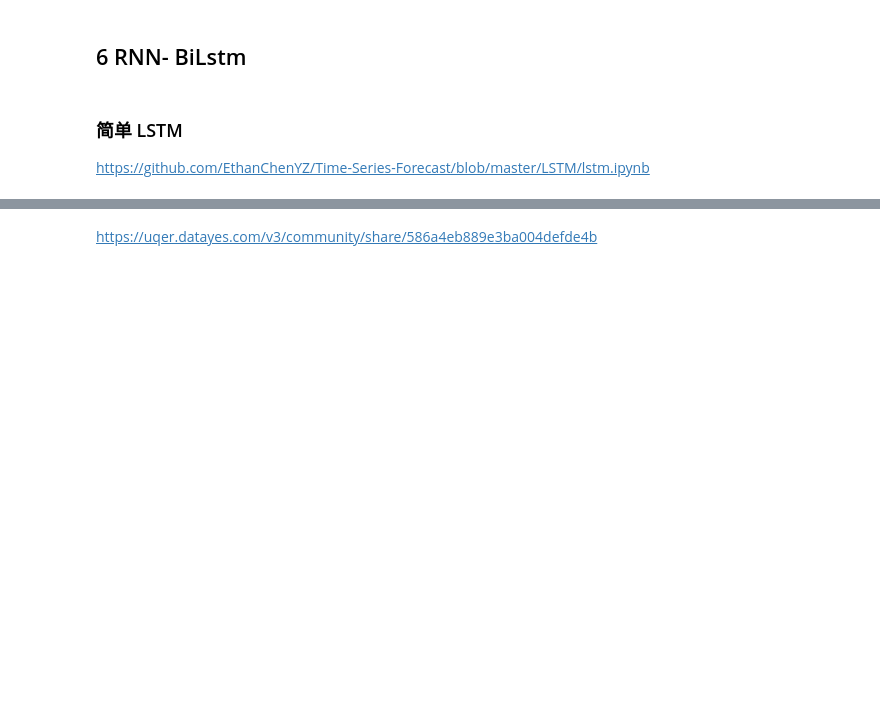
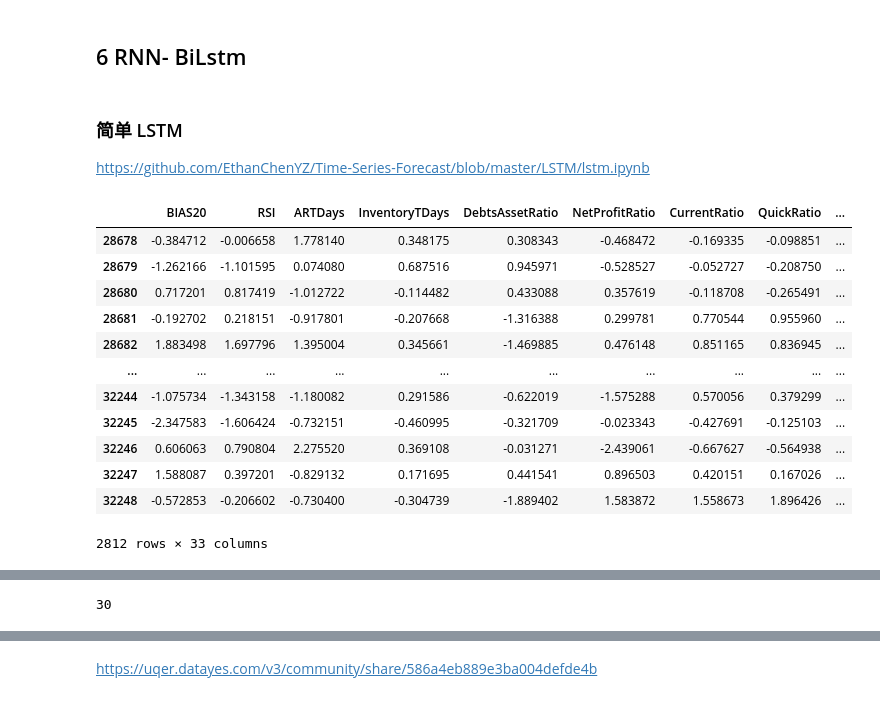
Before and after one commit to HeadCode-K/Index_Enhanccing_Based-ON-LSTM, a Jupyter notebook: 代码/uquant_SVM.ipynb, the cells around one changed output, grey strips where cells are left out. Saved outputs shown, nothing was run; the diff lists cells and outputs as text; code cells hidden in the pictures; blank space fills up the shorter version.

```diff
--- a/代码/uquant_SVM.ipynb
+++ b/代码/uquant_SVM.ipynb
@@ -706,7 +643,27 @@ https://github.com/EthanChenYZ/Time-Series-Forecast/blob/master/LSTM/lstm.ipynb
+# %%
+df_train =
+# %% [output]
+|  | BIAS20 | RSI | ARTDays | InventoryTDays | DebtsAssetRatio | NetProfitRatio | CurrentRatio | QuickRatio | ... |
+| 28678 | -0.384712 | -0.006658 | 1.778140 | 0.348175 | 0.308343 | -0.468472 | -0.169335 | -0.098851 | ... |
+| 28679 | -1.262166 | -1.101595 | 0.074080 | 0.687516 | 0.945971 | -0.528527 | -0.052727 | -0.208750 | ... |
+| 28680 | 0.717201 | 0.817419 | -1.012722 | -0.114482 | 0.433088 | 0.357619 | -0.118708 | -0.265491 | ... |
+| 28681 | -0.192702 | 0.218151 | -0.917801 | -0.207668 | -1.316388 | 0.299781 | 0.770544 | 0.955960 | ... |
+| 28682 | 1.883498 | 1.697796 | 1.395004 | 0.345661 | -1.469885 | 0.476148 | 0.851165 | 0.836945 | ... |
+| ... | ... | ... | ... | ... | ... | ... | ... | ... | ... |
+| 32244 | -1.075734 | -1.343158 | -1.180082 | 0.291586 | -0.622019 | -1.575288 | 0.570056 | 0.379299 | ... |
+| 32245 | -2.347583 | -1.606424 | -0.732151 | -0.460995 | -0.321709 | -0.023343 | -0.427691 | -0.125103 | ... |
+| 32246 | 0.606063 | 0.790804 | 2.275520 | 0.369108 | -0.031271 | -2.439061 | -0.667627 | -0.564938 | ... |
+| 32247 | 1.588087 | 0.397201 | -0.829132 | 0.171695 | 0.441541 | 0.896503 | 0.420151 | 0.167026 | ... |
+| 32248 | -0.572853 | -0.206602 | -0.730400 | -0.304739 | -1.889402 | 1.583872 | 1.558673 | 1.896426 | ... |
+2812 rows × 33 columns
 # %% [markdown]
 ![iShot2022-02-28%2022.41.28.png](attachment:iShot2022-02-28%2022.41.28.png)
 # %% [markdown]
 ![iShot2022-02-28%2022.42.40.png](attachment:iShot2022-02-28%2022.42.40.png)
+# %%
+len(df_train.columns[2:-1])
+# %% [output]
+30
 # %%
 ##华泰Model
 class model(nn.Module):
```
Also changed, not shown: parts of 16 cells of this notebook.
